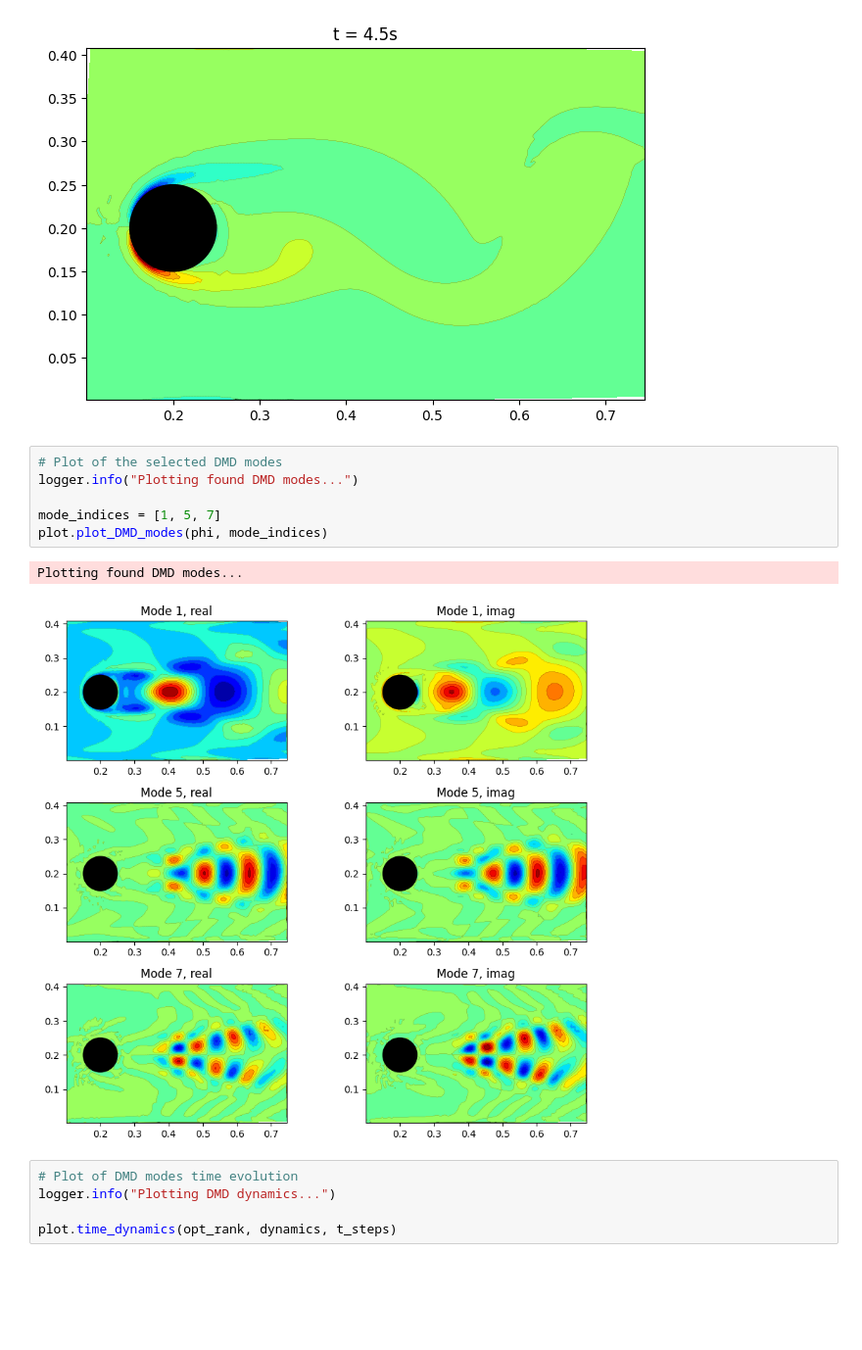
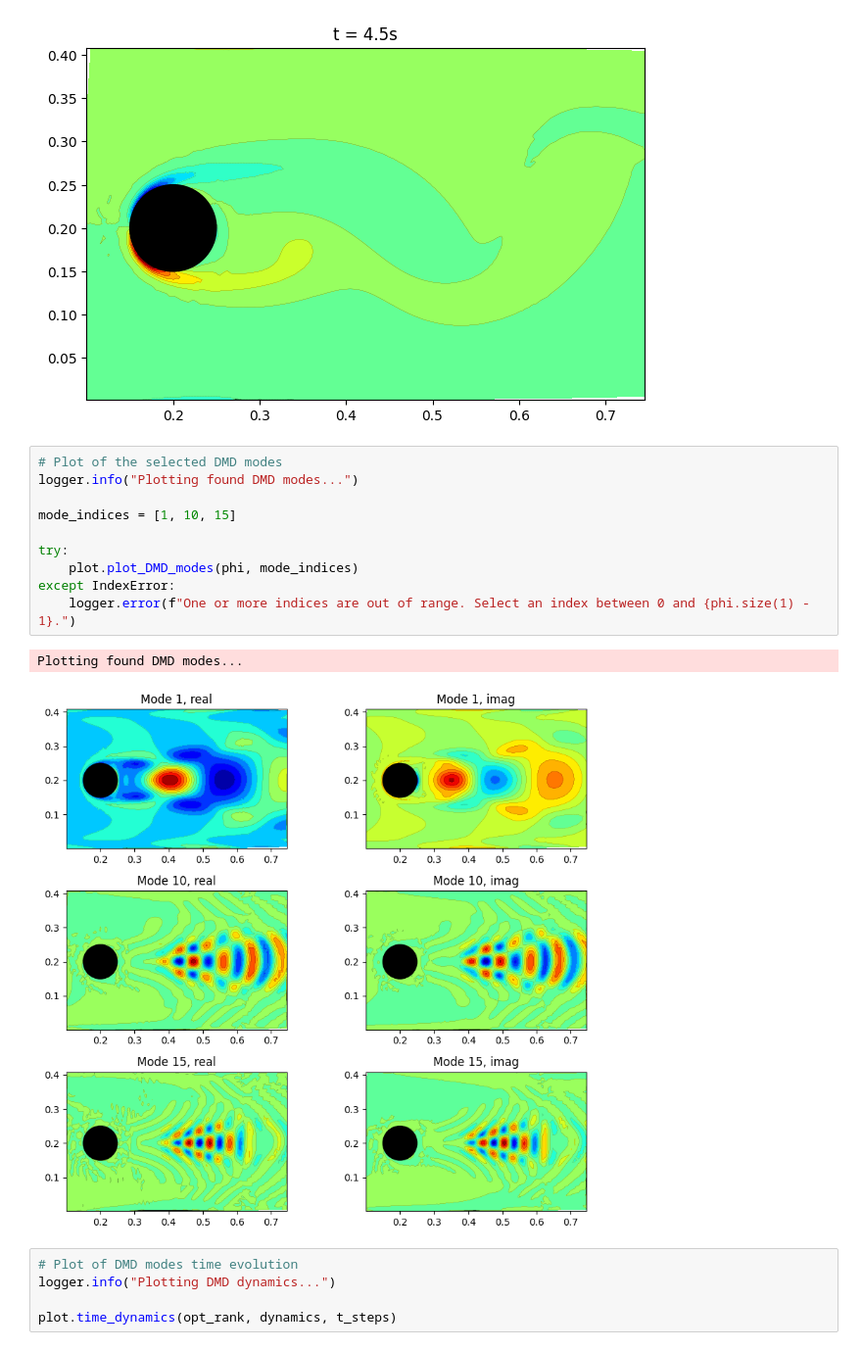
Before and after one commit to lelesqc/DynamicModeDecomposition, a Jupyter notebook: DMD/main.ipynb, the cells around one changed output. Shown at 98% size. Cells and saved outputs as stored; diff of their text form; blank space fills up the shorter version.

Commit message:
Update main.ipynb
Added a try-except block

```diff
--- a/DMD/main.ipynb
+++ b/DMD/main.ipynb
@@ -76,12 +76,16 @@ Plotting map of vorticities...
 # %%
 # Plot of the selected DMD modes
 logger.info("Plotting found DMD modes...")
 
-mode_indices = [1, 5, 7]
-plot.plot_DMD_modes(phi, mode_indices)
+mode_indices = [1, 10, 15]
+
+try:
+    plot.plot_DMD_modes(phi, mode_indices)
+except IndexError:
+    logger.error(f"One or more indices are out of range. Select an index between 0 and {phi.size(1) - 1}.")
 # %% [output]
 Plotting found DMD modes...
-[figure, old version]
+[figure, new version]
 # %%
 # Plot of DMD modes time evolution
 logger.info("Plotting DMD dynamics...")
```
Also changed, not shown: parts of 1 cell of this notebook.
